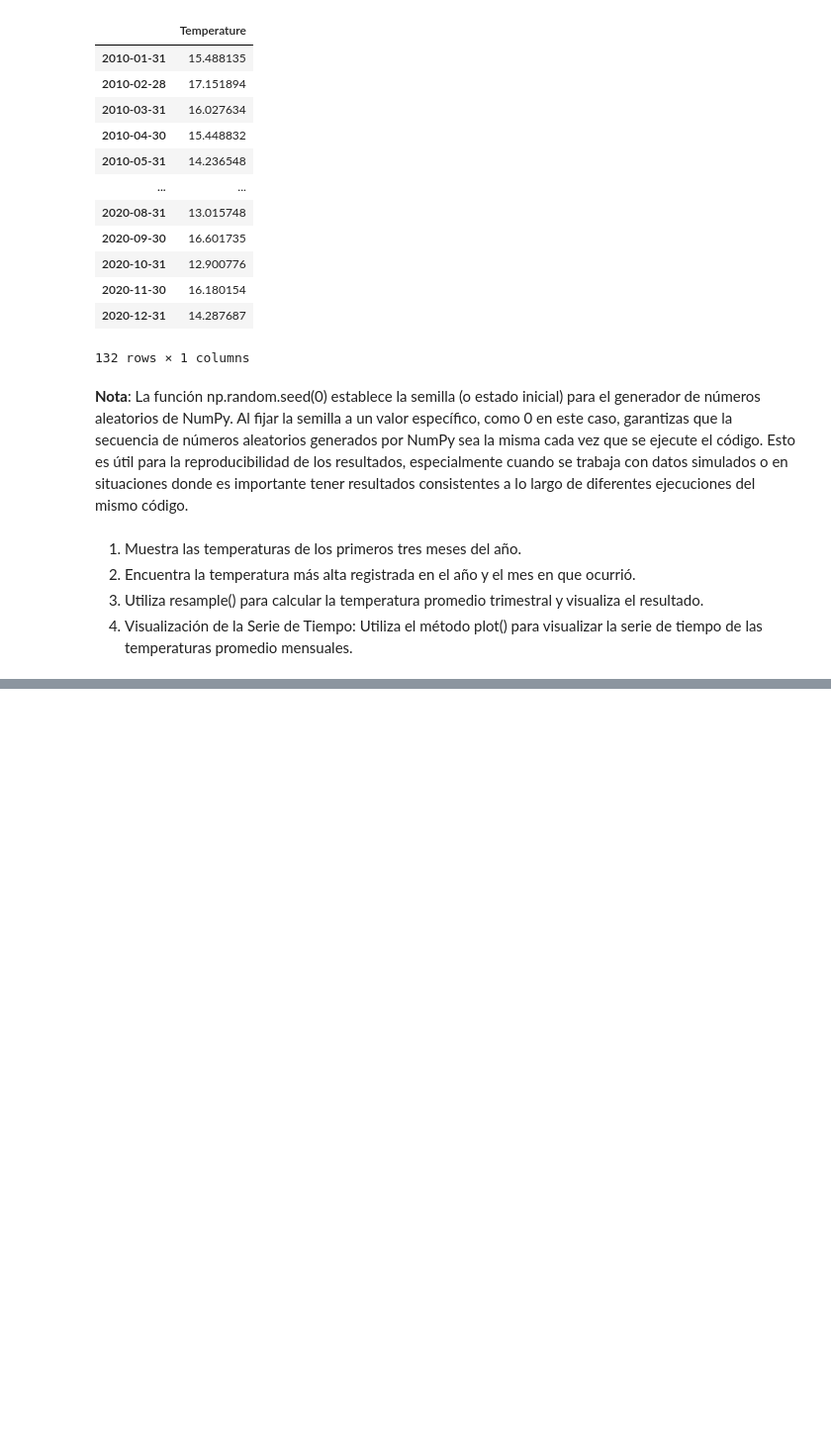
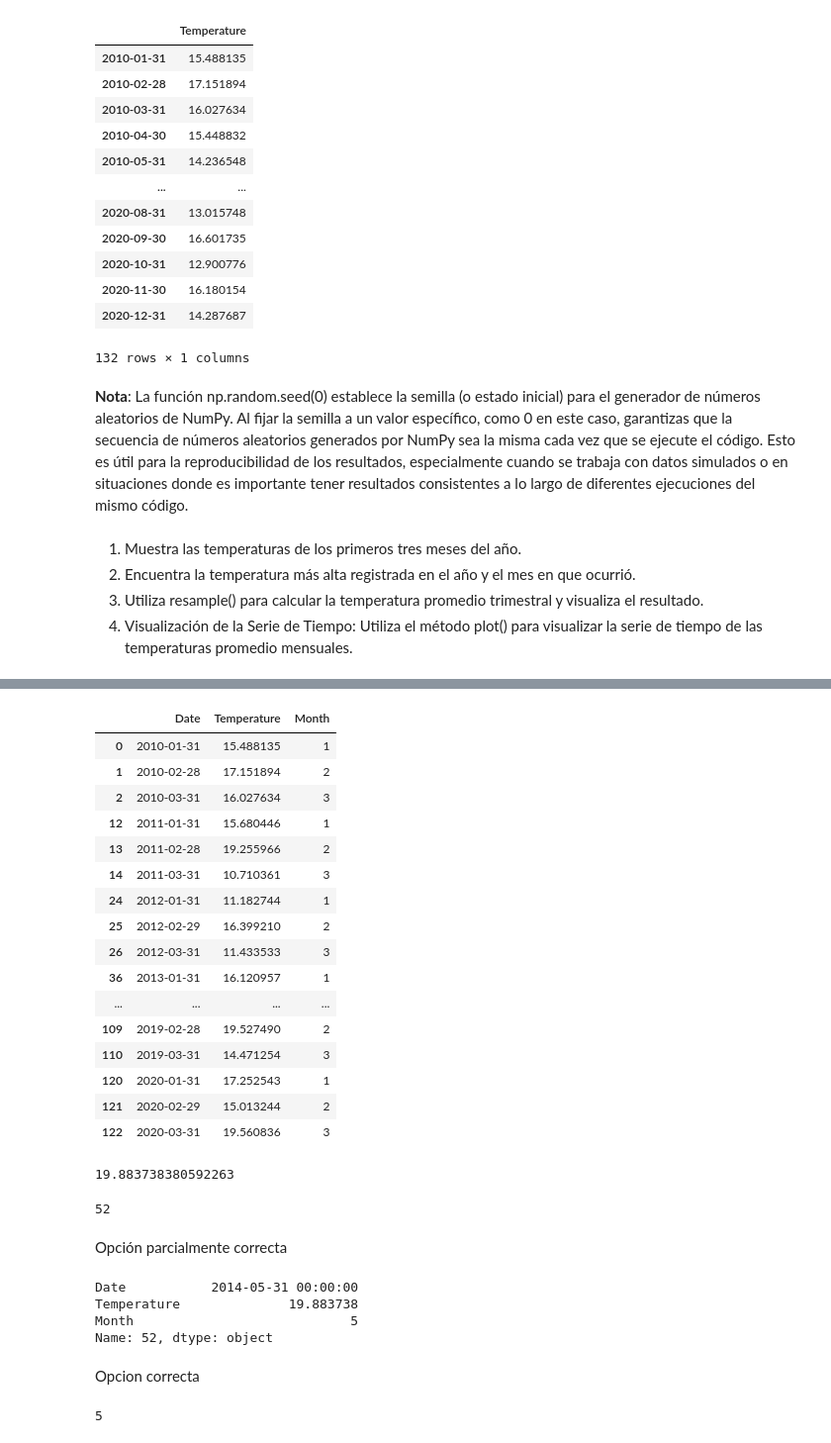
Before and after one commit to daniopitz/visualizaci-n, a Jupyter notebook: clases_practicas/clase03.ipynb, the cells around one changed output, grey strips where cells are left out. Shown at 99% size. Drawn from its saved outputs; the diff is of its cells as text; code cells hidden in the pictures; blank space fills up the shorter version.

```diff
--- a/clases_practicas/clase03.ipynb
+++ b/clases_practicas/clase03.ipynb
@@ -570,0 +633,52 @@ temperaturas
+# %%
+df_filtered = temperaturas[temperaturas['Month'].isin([1, 2, 3])]
+df_filtered
+# %% [output]
+|  | Date | Temperature | Month |
+| 0 | 2010-01-31 | 15.488135 | 1 |
+| 1 | 2010-02-28 | 17.151894 | 2 |
+| 2 | 2010-03-31 | 16.027634 | 3 |
+| 12 | 2011-01-31 | 15.680446 | 1 |
+| 13 | 2011-02-28 | 19.255966 | 2 |
+| 14 | 2011-03-31 | 10.710361 | 3 |
+| 24 | 2012-01-31 | 11.182744 | 1 |
+| 25 | 2012-02-29 | 16.399210 | 2 |
+| 26 | 2012-03-31 | 11.433533 | 3 |
+| 36 | 2013-01-31 | 16.120957 | 1 |
+| ... | ... | ... | ... |
+| 109 | 2019-02-28 | 19.527490 | 2 |
+| 110 | 2019-03-31 | 14.471254 | 3 |
+| 120 | 2020-01-31 | 17.252543 | 1 |
+| 121 | 2020-02-29 | 15.013244 | 2 |
+| 122 | 2020-03-31 | 19.560836 | 3 |
+# %%
+maximo=temperaturas['Temperature'].max()
+print(maximo)
+# %% [output]
+19.883738380592263
+# %%
+#Obtenemos indice de la fila en donde está el máximo
+indexmaximo=temperaturas['Temperature'].idxmax()
+print(indexmaximo)
+# %% [output]
+52
+# %% [markdown]
+Opción parcialmente correcta
+# %%
+# Obtenemos la fila en donde está el máximo (que sabemos que es 52 para el ejemplo)
+max_row = temperaturas.loc[indexmaximo]
+print(max_row)
+# %% [output]
+Date           2014-05-31 00:00:00
+Temperature              19.883738
+Month                            5
+Name: 52, dtype: object
+# %% [markdown]
+Opcion correcta
+# %%
+# Obtenemos el valor de la columna Date para la fila en donde Temperature es máximo que sabemos (que es 52 para el ejemplo)
+# Luego obtenemos el mes
+max_date = temperaturas.loc[indexmaximo, 'Date']
+print(max_date.month)
+# %% [output]
+5
```
Also changed, not shown: parts of 18 cells of this notebook.
